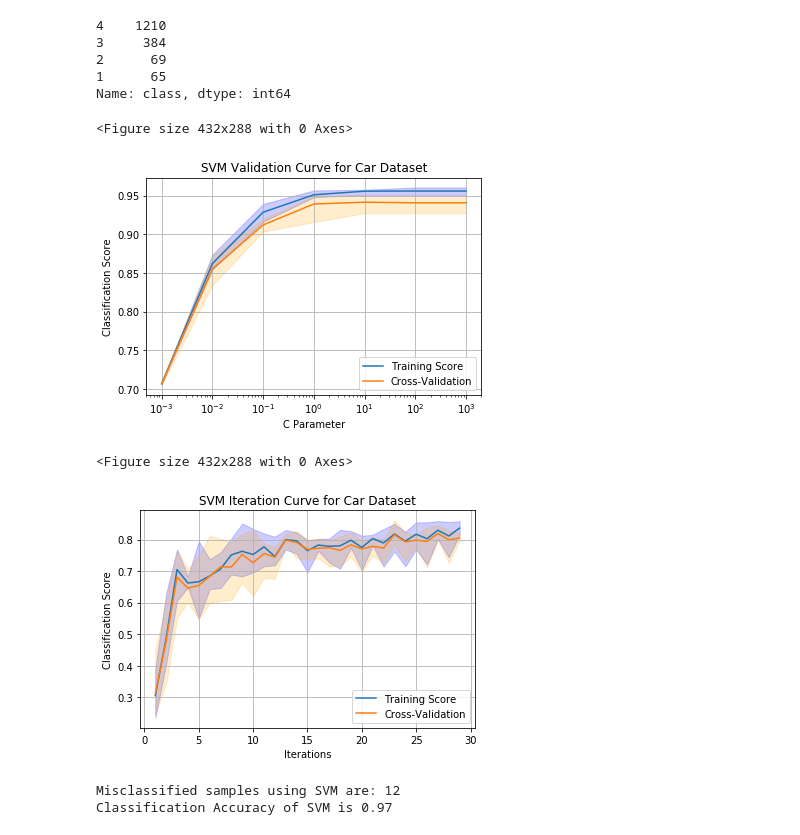
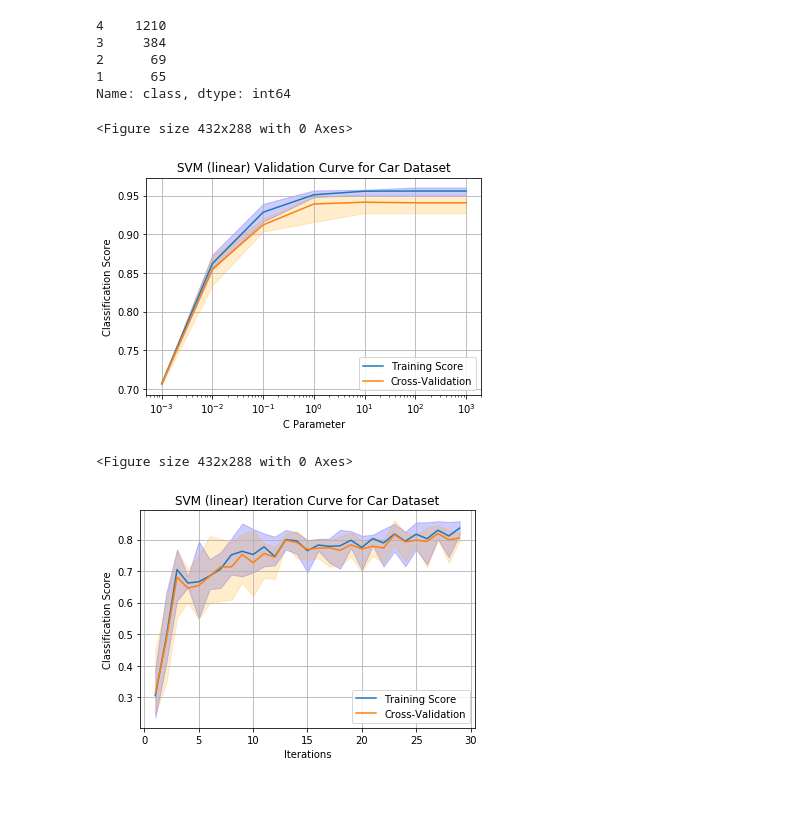
Before and after one commit to harshsikka/CS-7641-Spring2020, a Jupyter notebook: project_1/carSVM.ipynb, the cells around one changed output. Saved outputs shown, nothing was run; the diff lists cells and outputs as text; code cells hidden in the pictures; blank space fills up the shorter version.

```diff
--- a/project_1/carSVM.ipynb
+++ b/project_1/carSVM.ipynb
@@ -71,22 +71,6 @@ from sklearn import svm
 from sklearn.svm import SVC
 svm_l = svm.SVC(kernel='linear')
 # %%
-
-# C_range = np.logspace(-3, 3, 7)
-# train_scores, test_scores = validation_curve(svm_linear, X_train_std, Y_train, param_name="C", param_range=C_range, cv=5, n_jobs=-1)
-
-# plt.figure()
-# plt.semilogx(C_range, np.mean(train_scores, axis=1), label='Training score')
-# plt.semilogx(C_range, np.mean(test_scores, axis=1), label='Cross-validation score')
-# plt.title('Validation curve for SVM (linear kernel) on Car Data')
-# plt.xlabel('C')
-# plt.ylabel("Classification score")
-# plt.legend(loc="best")
-# plt.grid()
-# #plt.savefig(fig_path + 'dt_validation_curve_1.png')
-# plt.show()
-
-
 plt.figure()
 train_scores, test_scores = validation_curve(svm_l, X_train_std, Y_train, param_name="C", param_range=np.logspace(-3, 3, 7), cv=5,
                                             n_jobs=4)
@@ -95,56 +79,37 @@ plt.figure()
 
 plt.semilogx(np.logspace(-3, 3, 7), avg_train_score, label='Training Score')
 plt.semilogx(np.logspace(-3, 3, 7), avg_test_score, label='Cross-Validation')
 
 plt.fill_between(np.logspace(-3, 3, 7), np.min(train_scores,axis=1), np.max(train_scores,axis=1),facecolor="blue", color='blue', alpha=0.2)
 plt.fill_between(np.logspace(-3, 3, 7), np.min(test_scores,axis=1), np.max(test_scores,axis=1),facecolor="orange", color='orange', alpha=0.2)
-plt.title('SVM Validation Curve for Car Dataset')
+plt.title('SVM (linear) Validation Curve for Car Dataset')
 plt.xlabel('C Parameter')
 plt.ylabel("Classification Score")
 plt.legend()
 plt.grid()
 plt.show()
-
-# #iterations
-# iter_range = np.arange(1,30, 1)
-# train_scores, test_scores = validation_curve(svm_l, X_train_std, Y_train, param_name="max_iter", param_range=iter_range,
-#                                              cv=5, n_jobs=4)
-
-# plt.figure()
-# plt.plot(iter_range, np.mean(train_scores, axis=1), label='Training score')
-# plt.plot(iter_range, np.mean(test_scores, axis=1), label='Cross-validation score')
-# plt.title('SVM(linear) Iteration Curve on Car Dataset ')
-# plt.xlabel('Iterations')
-# plt.ylabel("Classification score")
-# plt.legend(loc="best")
-# plt.grid()
-# #plt.savefig(fig_path + 'dt_validation_curve_2.png')
-# plt.show()
 
 plt.figure()
 train_scores, test_scores = validation_curve(svm_l, X_train_std, Y_train, param_name="max_iter", param_range=np.arange(1,30, 1), cv=5,
                                             n_jobs=4)
 avg_train_score, avg_test_score = np.mean(train_scores, axis=1), np.mean(test_scores, axis=1)
 plt.figure()
 
 plt.plot(np.arange(1,30, 1), avg_train_score, label='Training Score')
 plt.plot(np.arange(1,30, 1), avg_test_score, label='Cross-Validation')
 
 plt.fill_between(np.arange(1,30, 1), np.min(train_scores,axis=1), np.max(train_scores,axis=1),facecolor="blue", color='blue', alpha=0.2)
 plt.fill_between(np.arange(1,30, 1), np.min(test_scores,axis=1), np.max(test_scores,axis=1),facecolor="orange", color='orange', alpha=0.2)
-plt.title('SVM Iteration Curve for Car Dataset')
+plt.title('SVM (linear) Iteration Curve for Car Dataset')
 plt.xlabel('Iterations')
 plt.ylabel("Classification Score")
 plt.legend()
 plt.grid()
 plt.show()
 # %% [output]
 <Figure size 432x288 with 0 Axes>
-[figure, old version]
+[figure, new version]
 <Figure size 432x288 with 0 Axes>
-[figure, old version]
+[figure, new version]
 # %%
-svm_rbf = svm.SVC(kernel='rbf')
+svm_r = svm.SVC(kernel='rbf')
-# %% [output]
-Misclassified samples using SVM are: 12
-Classification Accuracy of SVM is 0.97
```
Also changed, not shown: parts of 8 cells of this notebook, 1 other file.
